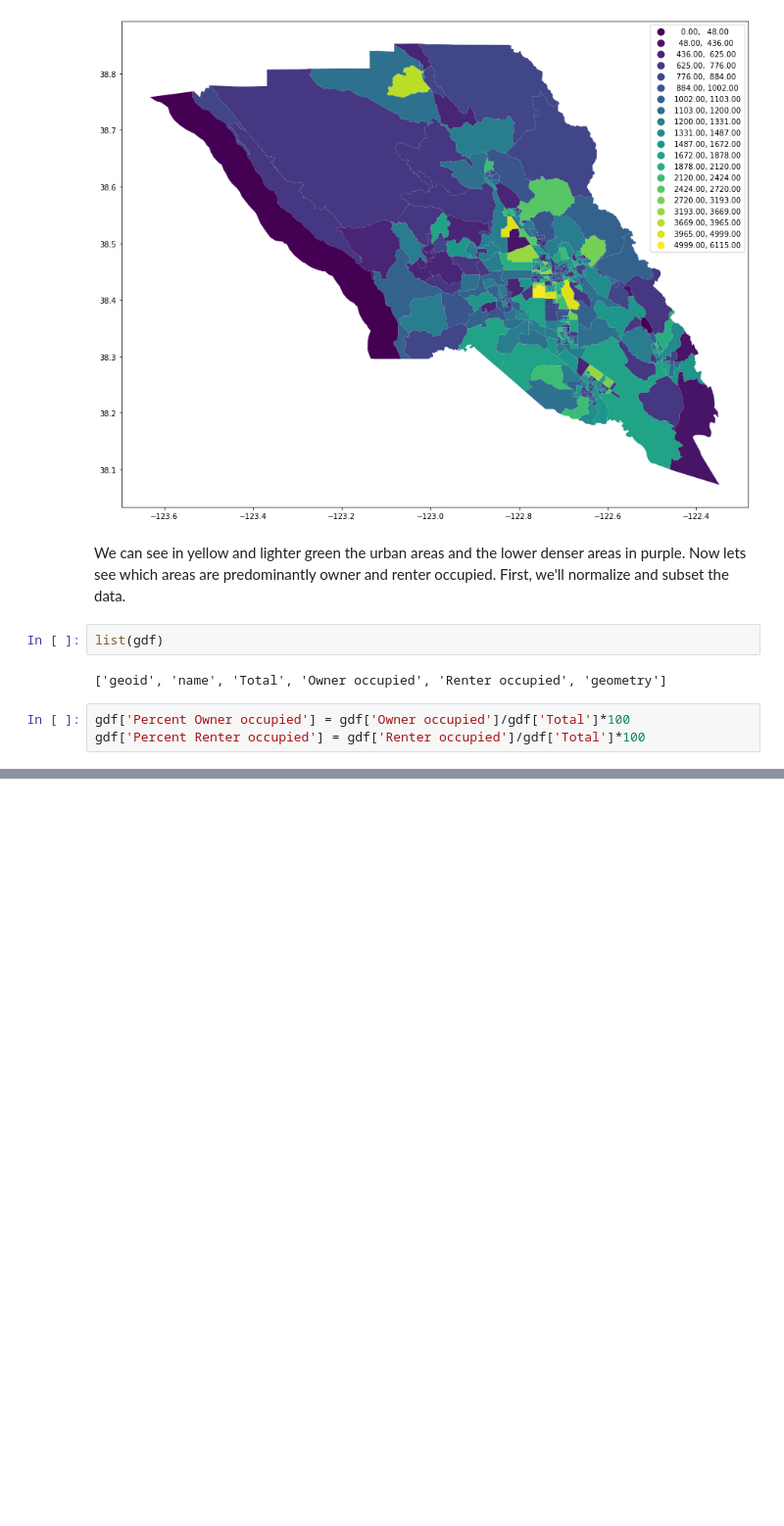
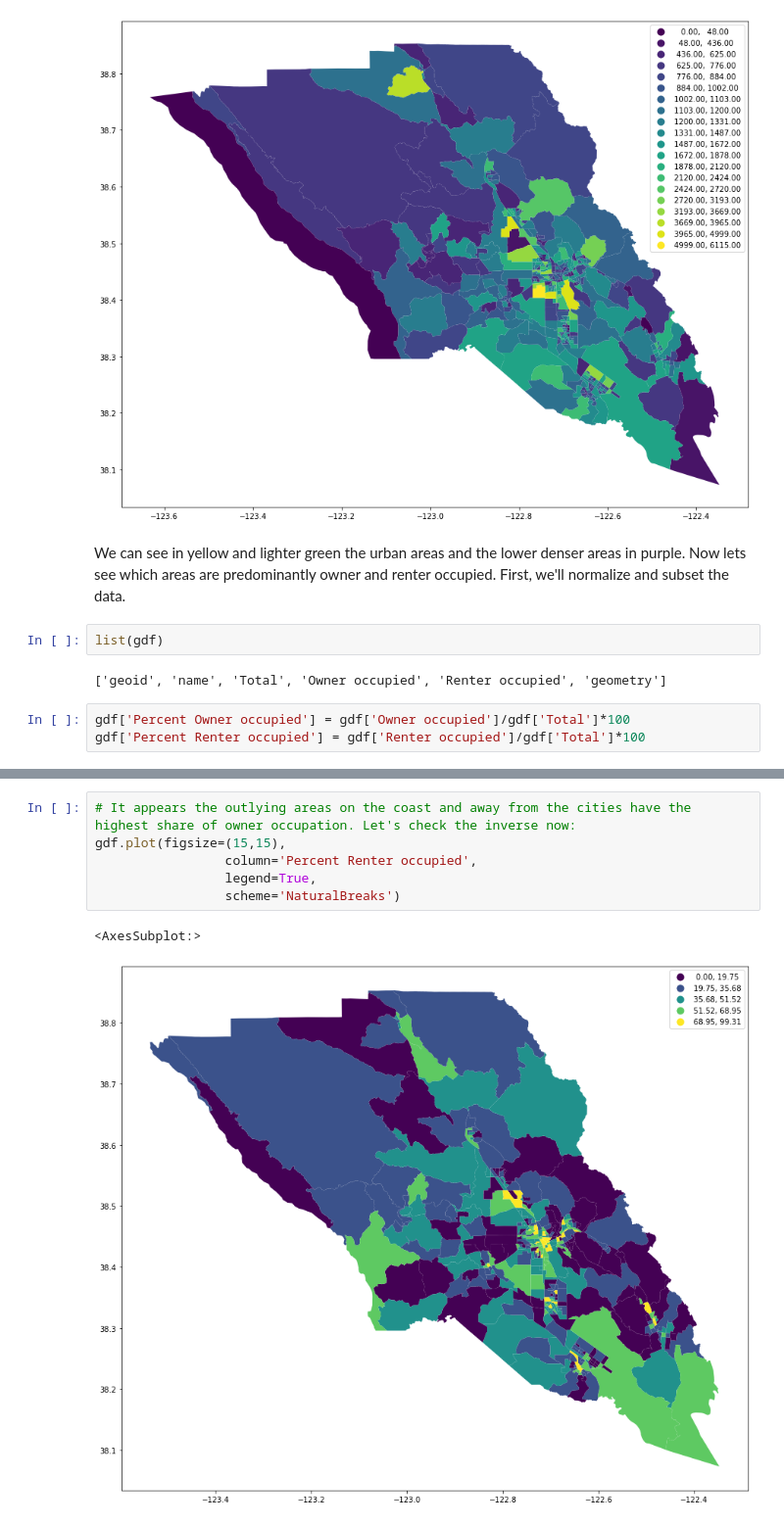
Before and after one commit to lillianmliang/pipelines, a Jupyter notebook: Group Assignments/Week3-Jeremy-take2.ipynb, the cells around one changed output, grey strips where cells are left out. Shown: that part at 98% size. Saved outputs shown, nothing was run; the diff lists cells and outputs as text; blank space fills up the shorter version.

```diff
--- a/Group Assignments/Week3-Jeremy-take2.ipynb
+++ b/Group Assignments/Week3-Jeremy-take2.ipynb
@@ -159,0 +169,9 @@ gdf.sample(5)
+# %%
+# It appears the outlying areas on the coast and away from the cities have the highest share of owner occupation. Let's check the inverse now:
+gdf.plot(figsize=(15,15),
+                 column='Percent Renter occupied',
+                 legend=True,
+                 scheme='NaturalBreaks')
+# %% [output]
+<AxesSubplot:>
+[figure, added]
```
Also changed, not shown: parts of 3 cells of this notebook.
